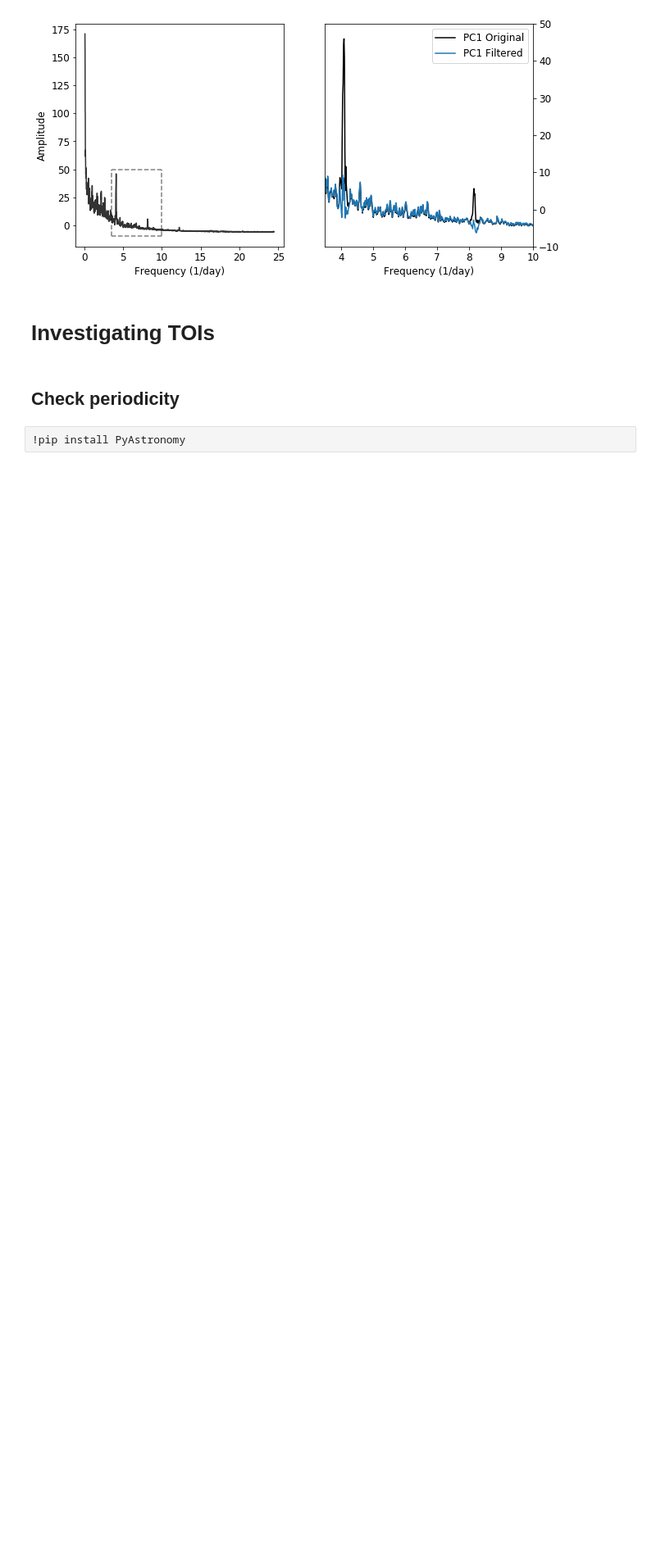
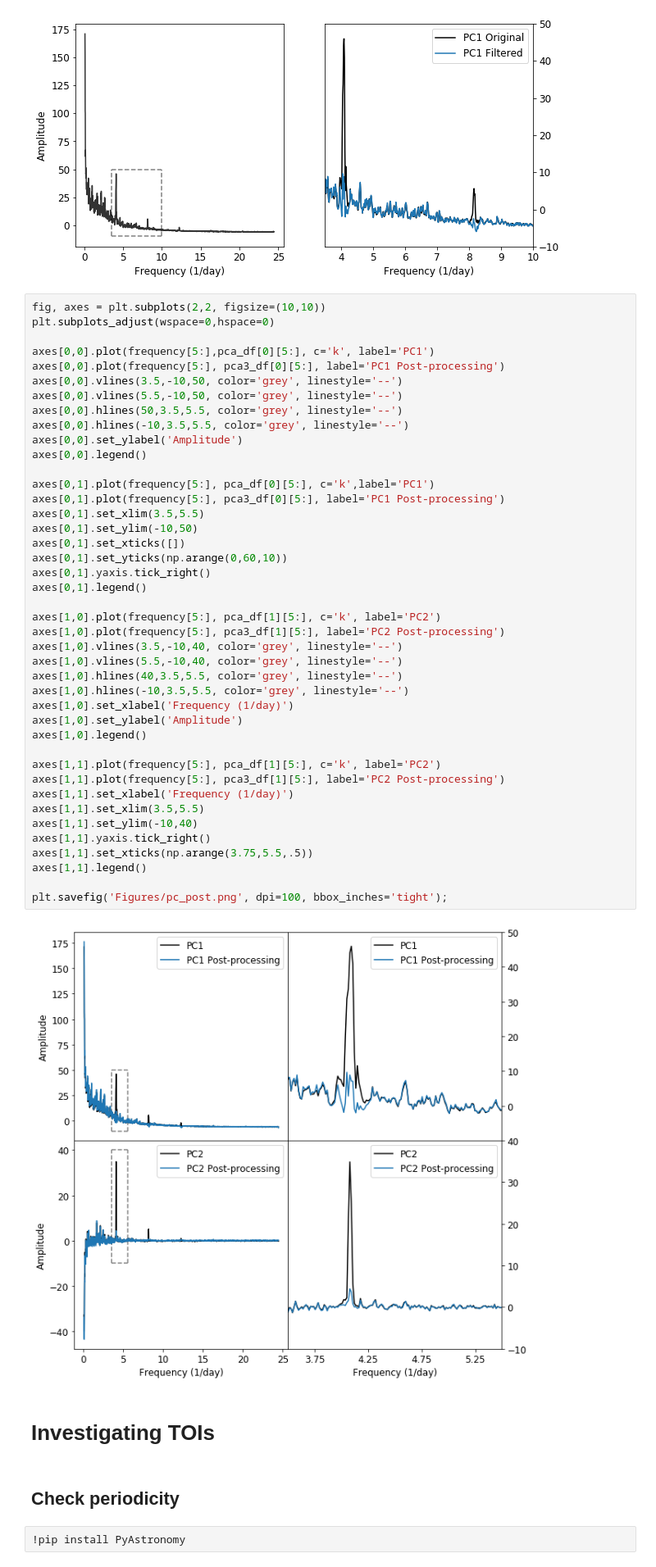
Before and after one commit to RileyWClarke/fftpca_note, a Jupyter notebook: FFTPCA.ipynb, the cells around one changed output. Shown at 82% size. Drawn from its saved outputs; the diff is of its cells as text; blank space fills up the shorter version.

```diff
--- a/FFTPCA.ipynb
+++ b/FFTPCA.ipynb
@@ -1208,6 +1208,50 @@ axes[1].legend()
 plt.savefig('Figures/pc1_post.png',dpi=300, bbox_inches='tight')
 # %% [output]
 [figure]
+# %%
+fig, axes = plt.subplots(2,2, figsize=(10,10))
+plt.subplots_adjust(wspace=0,hspace=0)
+
+axes[0,0].plot(frequency[5:],pca_df[0][5:], c='k', label='PC1')
+axes[0,0].plot(frequency[5:], pca3_df[0][5:], label='PC1 Post-processing')
+axes[0,0].vlines(3.5,-10,50, color='grey', linestyle='--')
+axes[0,0].vlines(5.5,-10,50, color='grey', linestyle='--')
+axes[0,0].hlines(50,3.5,5.5, color='grey', linestyle='--')
+axes[0,0].hlines(-10,3.5,5.5, color='grey', linestyle='--')
+axes[0,0].set_ylabel('Amplitude')
+axes[0,0].legend()
+
+axes[0,1].plot(frequency[5:], pca_df[0][5:], c='k',label='PC1')
+axes[0,1].plot(frequency[5:], pca3_df[0][5:], label='PC1 Post-processing')
+axes[0,1].set_xlim(3.5,5.5)
+axes[0,1].set_ylim(-10,50)
+axes[0,1].set_xticks([])
+axes[0,1].set_yticks(np.arange(0,60,10))
+axes[0,1].yaxis.tick_right()
+axes[0,1].legend()
+
+axes[1,0].plot(frequency[5:], pca_df[1][5:], c='k', label='PC2')
+axes[1,0].plot(frequency[5:], pca3_df[1][5:], label='PC2 Post-processing')
+axes[1,0].vlines(3.5,-10,40, color='grey', linestyle='--')
+axes[1,0].vlines(5.5,-10,40, color='grey', linestyle='--')
+axes[1,0].hlines(40,3.5,5.5, color='grey', linestyle='--')
+axes[1,0].hlines(-10,3.5,5.5, color='grey', linestyle='--')
+axes[1,0].set_xlabel('Frequency (1/day)')
+axes[1,0].set_ylabel('Amplitude')
+axes[1,0].legend()
+
+axes[1,1].plot(frequency[5:], pca_df[1][5:], c='k', label='PC2')
+axes[1,1].plot(frequency[5:], pca3_df[1][5:], label='PC2 Post-processing')
+axes[1,1].set_xlabel('Frequency (1/day)')
+axes[1,1].set_xlim(3.5,5.5)
+axes[1,1].set_ylim(-10,40)
+axes[1,1].yaxis.tick_right()
+axes[1,1].set_xticks(np.arange(3.75,5.5,.5))
+axes[1,1].legend()
+
+plt.savefig('Figures/pc_post.png', dpi=100, bbox_inches='tight');
+# %% [output]
+[figure, added]
 # %% [markdown]
 # Investigating TOIs
 # %% [markdown]
```
Also changed, not shown: parts of 5 cells of this notebook, 2 other files.
